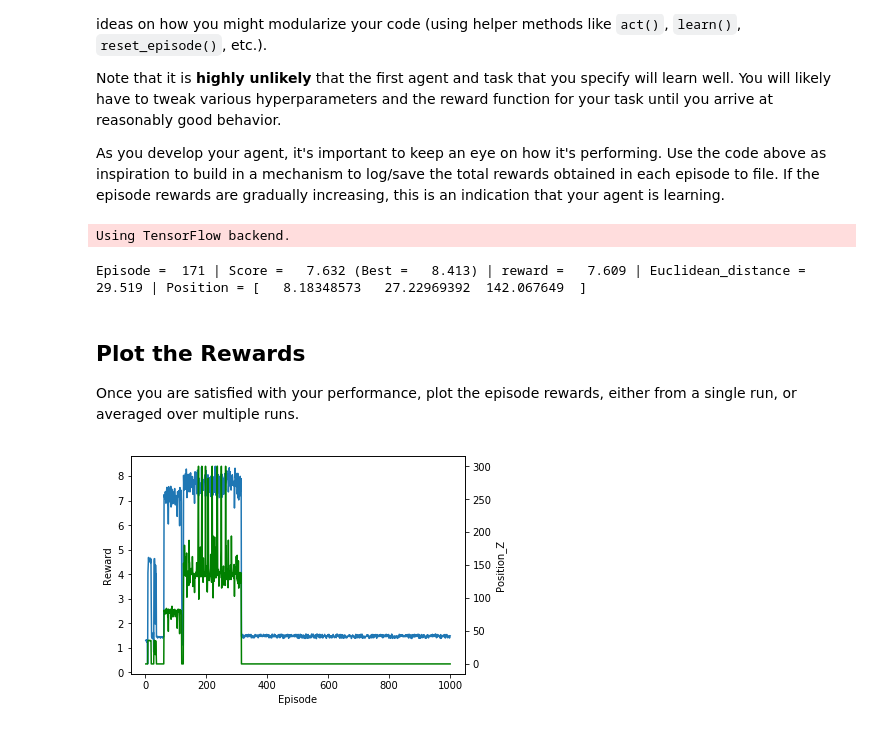
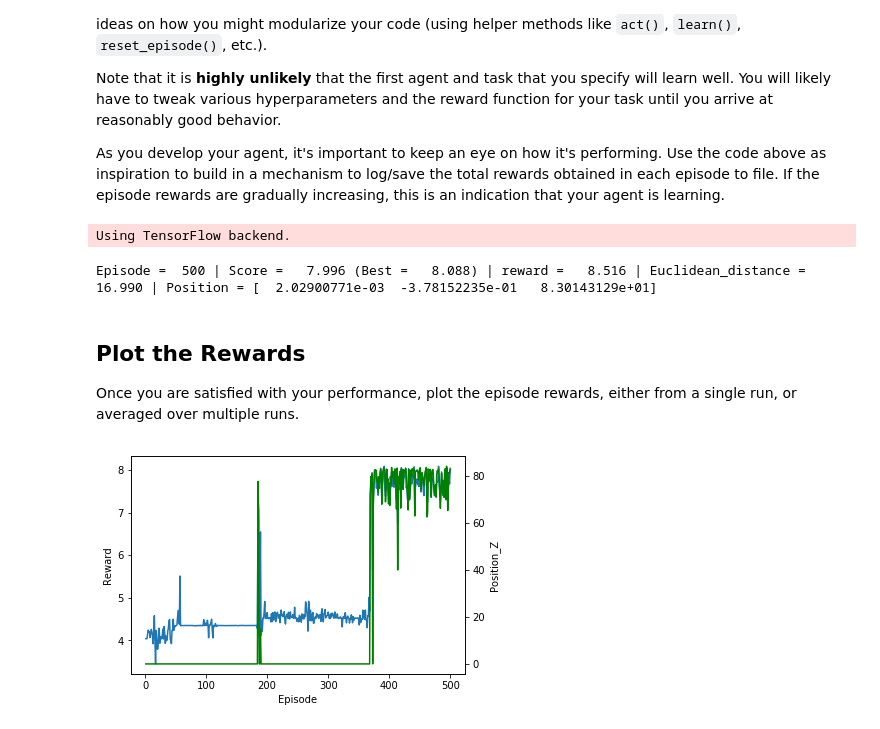
Before and after one commit to edvalente/ml-nanodegree, a Jupyter notebook: quadcopter-project/Quadcopter_Project.ipynb, the cells around one changed output. Saved outputs shown, nothing was run; the diff lists cells and outputs as text; code cells hidden in the pictures.

```diff
--- a/quadcopter-project/Quadcopter_Project.ipynb
+++ b/quadcopter-project/Quadcopter_Project.ipynb
@@ -222,13 +223,13 @@ from task import Task
 import matplotlib.pyplot as plt
 % matplotlib inline
 
-num_episodes = 1000
-target_pos = np.array([0., 0., 150.])
+num_episodes = 500
+target_pos = np.array([0., 0., 100.])
 init_pos = np.array([0., 0., 10., 0., 0., 0.])
 task = Task(target_pos=target_pos, init_pose=init_pos)
 agent = DDPG(task)
-position = []
-rewards = []
+rewards_labels = ['episode', 'reward', 'position_z']
+rewards_results = {i : [] for i in rewards_labels}
 episode_results = {}
 labels = ['time', 'x', 'y', 'z', 'phi', 'theta', 'psi', 'x_velocity',
           'y_velocity', 'z_velocity', 'phi_velocity', 'theta_velocity',
@@ -237,16 +238,11 @@ labels = ['time', 'x', 'y', 'z', 'phi', 'theta', 'psi', 'x_velocity',
 for i_episode in range(1, num_episodes+1):
 
     state = agent.reset_episode() # start a new episode
-    # position[i_episode] = [task.sim.pose[:3]]
-    # rewards[i_episode] = [0]
-
     while True:
         action = agent.act(state)
         next_state, reward, done = task.step(action)
         agent.step(action, reward, next_state, done)
         state = next_state
-        # position[i_episode].append(task.sim.pose[:3])
-        # rewards[i_episode].append(reward)
 
         # Write results
         to_write = [task.sim.time] + list(task.sim.pose) + list(task.sim.v) + list(task.sim.angular_v) + list(action)
@@ -255,32 +251,33 @@ for i_episode in range(1, num_episodes+1):
             results[labels[ii]].append(to_write[ii])
 
         if done:
-            position.append(task.sim.pose[:3])
-            rewards.append(agent.score)
+            to_write_rewards = [i_episode, agent.score, task.sim.pose[2]]
+            for i in range(len(rewards_labels)):
+                rewards_results[rewards_labels[i]].append(to_write_rewards[i])
             episode_results[i_episode] = results
+
+            # Print results
             print("\rEpisode = {:4d} | Score = {:7.3f} (Best = {:7.3f}) | reward = {:7.3f} | Euclidean_distance = {:7.3f} | Position = {}".format(
                 i_episode, agent.score, agent.best_score, reward, task.euclidean_distance, task.sim.pose[:3]), end="")
             break
     sys.stdout.flush()
 # %% [output]
 Using TensorFlow backend.
-Episode =  171 | Score =   7.632 (Best =   8.413) | reward =   7.609 | Euclidean_distance =  29.519 | Position = [   8.18348573   27.22969392  142.067649  ]
+Episode =  500 | Score =   7.996 (Best =   8.088) | reward =   8.516 | Euclidean_distance =  16.990 | Position = [  2.02900771e-03  -3.78152235e-01   8.30143129e+01]
 # %% [markdown]
 ## Plot the Rewards
 
 Once you are satisfied with your performance, plot the episode rewards, either from a single run, or averaged over multiple runs.
 # %%
-num_episodes = [i for i in range(1, 1001)]
-
 fig, rplot = plt.subplots()
 rplot.set_xlabel('Episode')
 rplot.set_ylabel('Reward')
-rplot.plot(num_episodes, rewards)
+rplot.plot(rewards_results['episode'], rewards_results['reward'])
 
 pplot = rplot.twinx()
 pplot.set_ylabel('Position_Z')
-pplot.plot(num_episodes, [i[2] for i in position], color='green')
+pplot.plot(rewards_results['episode'], rewards_results['position_z'], color='green')
 
 plt.show()
 # %% [output]
-[figure, old version]
+[figure, new version]
```
Also changed, not shown: parts of 13 cells of this notebook, 2 other files.
